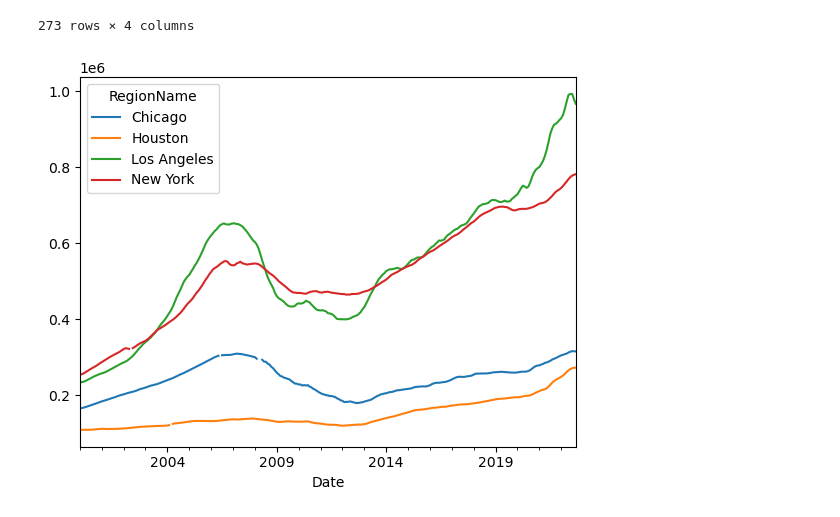
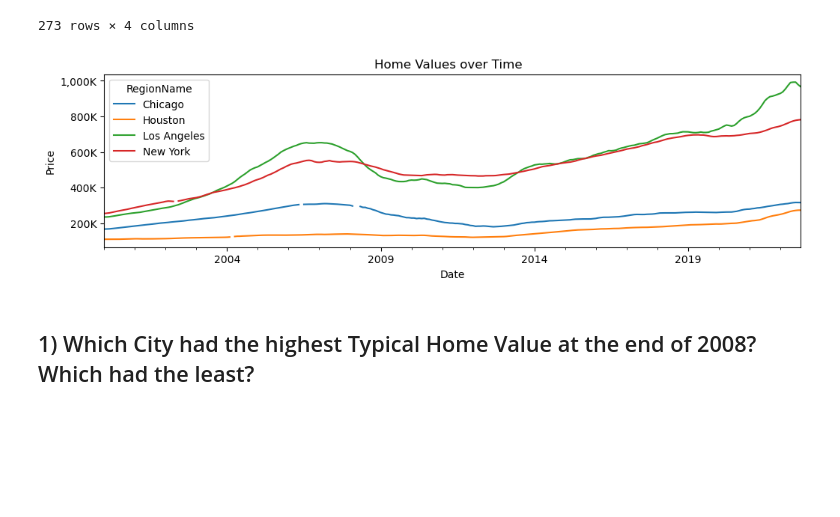
Before and after one commit to sharclark/Core-Preparing-Time-Series-from-WideForm-Data, a Jupyter notebook: Core Preparing Time Series from Wide-Form Data.ipynb, the cells around one changed output. Drawn from its saved outputs; the diff is of its cells as text; code cells hidden in the pictures; blank space fills up the shorter version.

```diff
--- a/Core Preparing Time Series from Wide-Form Data.ipynb
+++ b/Core Preparing Time Series from Wide-Form Data.ipynb
@@ -184,7 +187,18 @@ unstacked
 | 2022-08-31 | 315587.0 | 272400.0 | 978196.0 | 779960.0 |
 | 2022-09-30 | 315429.0 | 272639.0 | 966595.0 | 781622.0 |
 273 rows × 4 columns
-# %%
-ax = unstacked['value'].plot(title = '')
-# %% [output]
-[figure, removed]
+# %%
+def thousands(x,pos):
+    """function for use wth matplotlib FuncFormatter -  formats money in millions"""
+    new_x = x/1_000
+    return f"{new_x:,.0f}K"
+# Create the formatters
+
+fmt_thous = mticks.FuncFormatter(thousands)
+# %%
+ax = unstacked['value'].plot(figsize=(12,3), title = 'Home Values over Time  ', ylabel = 'Price')
+ax.yaxis.set_major_formatter(fmt_thous)
+# %% [output]
+[figure, added]
+# %% [markdown]
+## 1) Which City had the highest Typical Home Value at the end of 2008? Which had the least?
```
Also changed, not shown: parts of 8 cells of this notebook.
